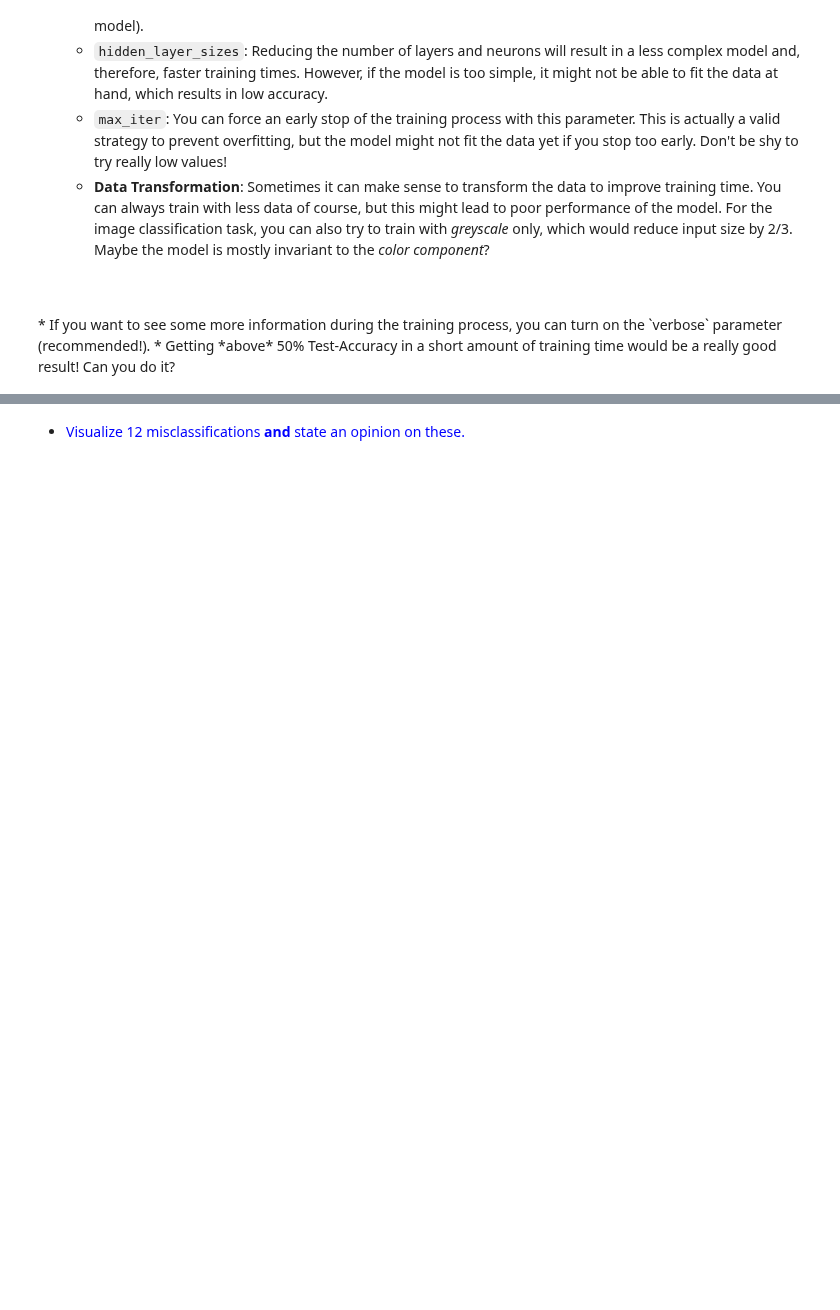
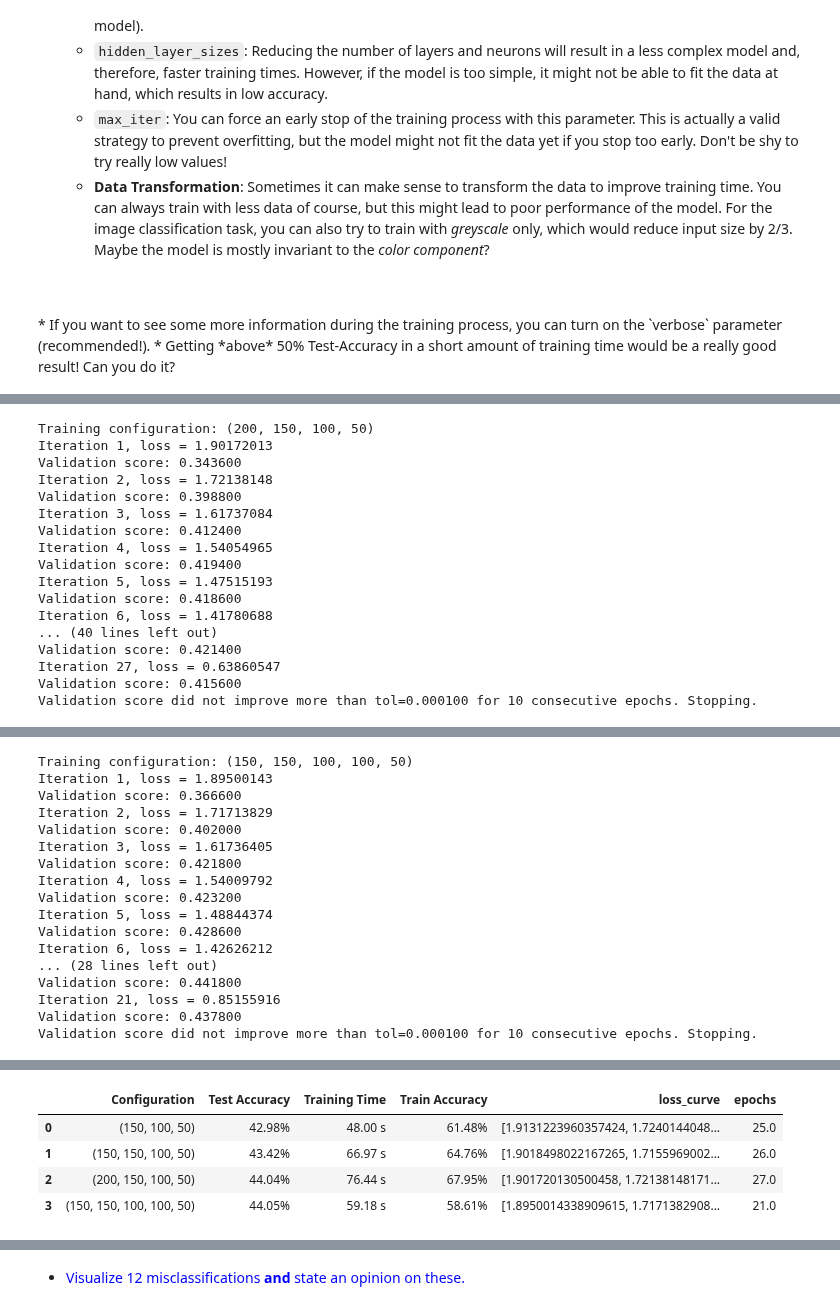
Before and after one commit to muazzamaqeel/DeepLearning, a Jupyter notebook: University_Work/Group-Work/ANN/DL4CV_NB/04c_ANN_Intro_Ex.ipynb, the cells around one changed output, grey strips where cells are left out. Cells and saved outputs as stored; diff of their text form; code cells hidden in the pictures; blank space fills up the shorter version.

```diff
--- a/University_Work/Group-Work/ANN/DL4CV_NB/04c_ANN_Intro_Ex.ipynb
+++ b/University_Work/Group-Work/ANN/DL4CV_NB/04c_ANN_Intro_Ex.ipynb
@@ -134,9 +134,12 @@ X_train_g.shape[1]
 # %%
 import numpy as np
 import matplotlib.pyplot as plt
-# Load the CIFAR-10 dataset
-train_images, train_labels, test_images, test_labels = cifar10('./data')
-# Plotting the 42nd image of each class
+from tensorflow.keras.datasets import cifar10  # Import the CIFAR-10 dataset
+
+(train_images, train_labels), (test_images, test_labels) = cifar10.load_data()
+
+train_labels = train_labels.flatten()
+
 fig, axes = plt.subplots(1, 10, figsize=(20, 2))
 class_counts = np.zeros(10, dtype=int)
 
@@ -145,7 +148,9 @@ for i in range(len(train_labels)):
     class_counts[label] += 1
     if class_counts[label] == 42:
         ax = axes[label]
-        ax.imshow(train_images[i])
+
+        img = train_images[i].reshape(32, 32, 3)
+        ax.imshow(img)
         ax.axis('off')
         ax.set_title(f'Class {label}')
 
@@ -350,0 +274,19 @@ Config: (128, 64), Test Accuracy: 0.3799, Training Time: 85.5710756778717
+# %%
+results_df = pd.DataFrame(columns=["Configuration", "Test Accuracy", "Training Time", "Train Accuracy"])
+
+for config in configurations:
+    print(f"Training configuration: {config}")
+    result = train_and_evaluate_mlp(config, max_iter=200, learning_rate_init=0.001, batch_size=64, verbose=True)
+    new_row = {
+        "Configuration": str(config),
+        "Test Accuracy": f"{result['test_accuracy']:.2%}",
+        "Training Time": f"{result['training_time']:.2f} s",
+        "Train Accuracy": f"{result['train_accuracy']:.2%}",
+        "loss_curve": result['loss_curve'],
+        "epochs": result['epochs']
+    }
+    results_df = pd.concat([results_df, pd.DataFrame([new_row])], ignore_index=True)
+
+# After training, you can review the results and plot them.
+display(results_df)
+# %% [output]
@@ -350,0 +361,17 @@ Config: (128, 64), Test Accuracy: 0.3799, Training Time: 85.5710756778717
+Training configuration: (200, 150, 100, 50)
+Iteration 1, loss = 1.90172013
+Validation score: 0.343600
+Iteration 2, loss = 1.72138148
+Validation score: 0.398800
+Iteration 3, loss = 1.61737084
+Validation score: 0.412400
+Iteration 4, loss = 1.54054965
+Validation score: 0.419400
+Iteration 5, loss = 1.47515193
+Validation score: 0.418600
+Iteration 6, loss = 1.41780688
+... (40 lines left out)
+Validation score: 0.421400
+Iteration 27, loss = 0.63860547
+Validation score: 0.415600
+Validation score did not improve more than tol=0.000100 for 10 consecutive epochs. Stopping.
@@ -350,0 +395,17 @@ Config: (128, 64), Test Accuracy: 0.3799, Training Time: 85.5710756778717
+Training configuration: (150, 150, 100, 100, 50)
+Iteration 1, loss = 1.89500143
+Validation score: 0.366600
+Iteration 2, loss = 1.71713829
+Validation score: 0.402000
+Iteration 3, loss = 1.61736405
+Validation score: 0.421800
+Iteration 4, loss = 1.54009792
+Validation score: 0.423200
+Iteration 5, loss = 1.48844374
+Validation score: 0.428600
+Iteration 6, loss = 1.42626212
+... (28 lines left out)
+Validation score: 0.441800
+Iteration 21, loss = 0.85155916
+Validation score: 0.437800
+Validation score did not improve more than tol=0.000100 for 10 consecutive epochs. Stopping.
@@ -350,0 +429,5 @@ Config: (128, 64), Test Accuracy: 0.3799, Training Time: 85.5710756778717
+|  | Configuration | Test Accuracy | Training Time | Train Accuracy | loss_curve | epochs |
+| 0 | (150, 100, 50) | 42.98% | 48.00 s | 61.48% | [1.9131223960357424, 1.7240144048... | 25.0 |
+| 1 | (150, 150, 100, 50) | 43.42% | 66.97 s | 64.76% | [1.9018498022167265, 1.7155969002... | 26.0 |
+| 2 | (200, 150, 100, 50) | 44.04% | 76.44 s | 67.95% | [1.901720130500458, 1.72138148171... | 27.0 |
+| 3 | (150, 150, 100, 100, 50) | 44.05% | 59.18 s | 58.61% | [1.8950014338909615, 1.7171382908... | 21.0 |
```
Also changed, not shown: parts of 13 cells of this notebook.
